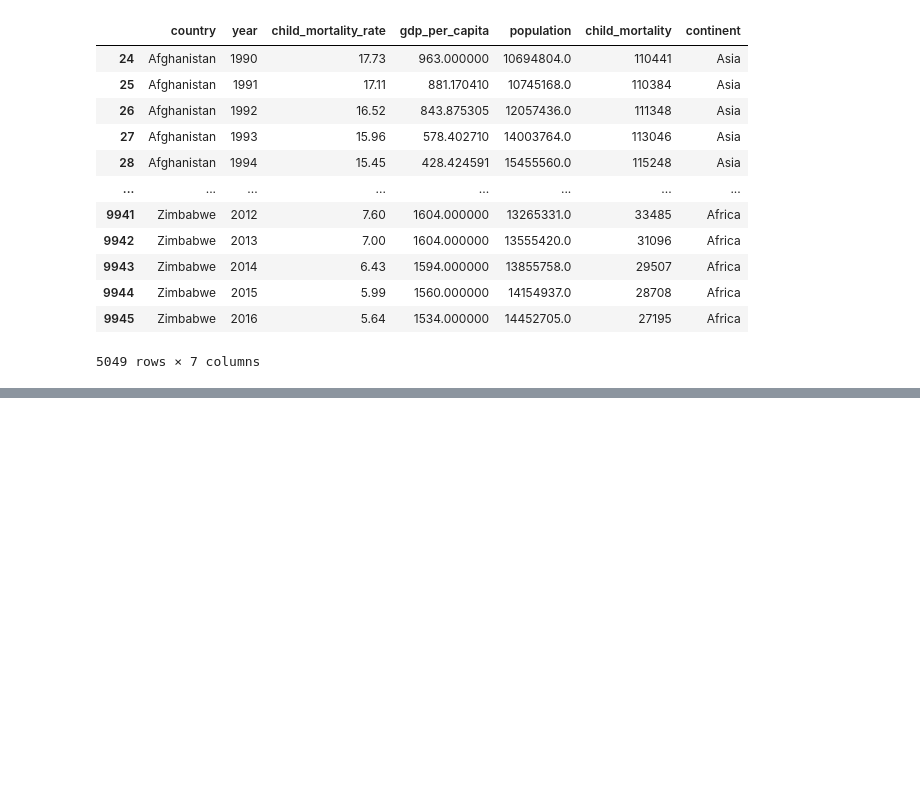
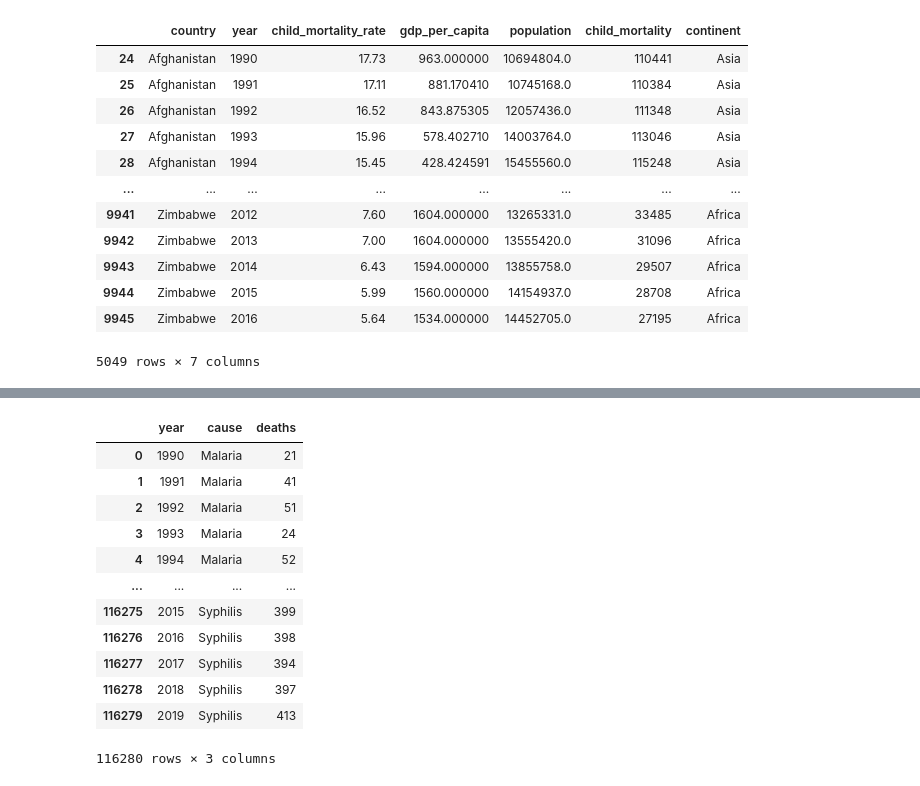
Before and after one commit to ongdisheng/FIT3179, a Jupyter notebook: project2/data/preprocess.ipynb, the cells around one changed output, grey strips where cells are left out. Drawn from its saved outputs; the diff is of its cells as text; code cells hidden in the pictures; blank space fills up the shorter version.

```diff
--- a/project2/data/preprocess.ipynb
+++ b/project2/data/preprocess.ipynb
@@ -101,0 +143,17 @@ final.to_csv('bubble_plot.csv')
+# %%
+cause = cause[['year', 'cause', 'deaths']]
+cause
+# %% [output]
+|  | year | cause | deaths |
+| 0 | 1990 | Malaria | 21 |
+| 1 | 1991 | Malaria | 41 |
+| 2 | 1992 | Malaria | 51 |
+| 3 | 1993 | Malaria | 24 |
+| 4 | 1994 | Malaria | 52 |
+| ... | ... | ... | ... |
+| 116275 | 2015 | Syphilis | 399 |
+| 116276 | 2016 | Syphilis | 398 |
+| 116277 | 2017 | Syphilis | 394 |
+| 116278 | 2018 | Syphilis | 397 |
+| 116279 | 2019 | Syphilis | 413 |
+116280 rows × 3 columns
```
Also changed, not shown: parts of 9 cells of this notebook, 2 other files.
